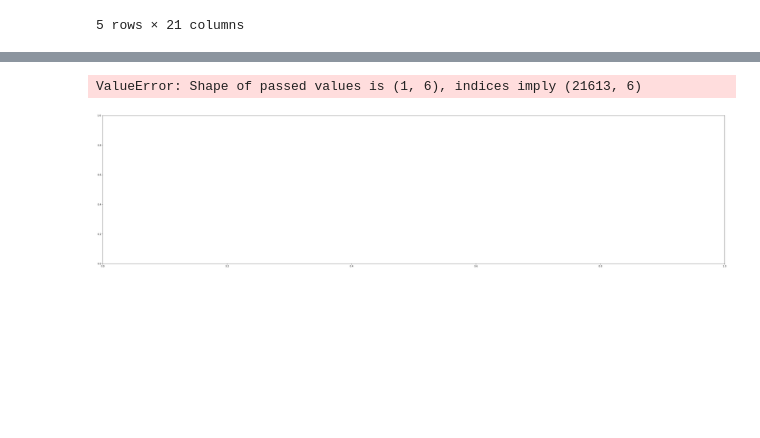
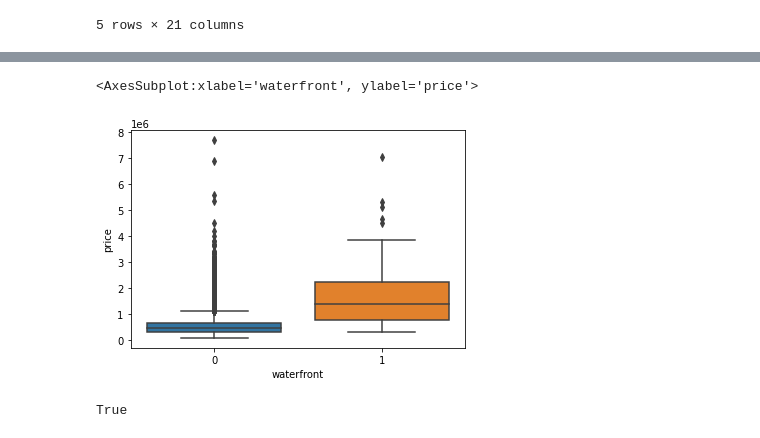
Before and after one commit to apecundo/ml-projects, a Jupyter notebook: Regression Methods on KC House Dataset.ipynb, the cells around one changed output, grey strips where cells are left out. Drawn from its saved outputs; the diff is of its cells as text; code cells hidden in the pictures; blank space fills up the shorter version.

```diff
--- a/Regression Methods on KC House Dataset.ipynb
+++ b/Regression Methods on KC House Dataset.ipynb
@@ -93,11 +117,12 @@ for i in range(0,7):
-# %%
-plt.figure(figsize = (50, 100))
-for i in enumerate(df_num.columns, 0):
-
-    sns.
-# %% [output]
-ValueError: Shape of passed values is (1, 6), indices imply (21613, 6)
-[figure, removed]
+# %%
+sns.boxplot(x = 'waterfront', y = 'price', data = df_cat)
+# %% [output]
+<AxesSubplot:xlabel='waterfront', ylabel='price'>
+[figure, added]
+# %%
+df_cat.columns[3] == 'waterfront'
+# %% [output]
+True
 # %%
 list(enumerate(df_num.columns))
 # %% [output]
```
Also changed, not shown: parts of 40 cells of this notebook.
